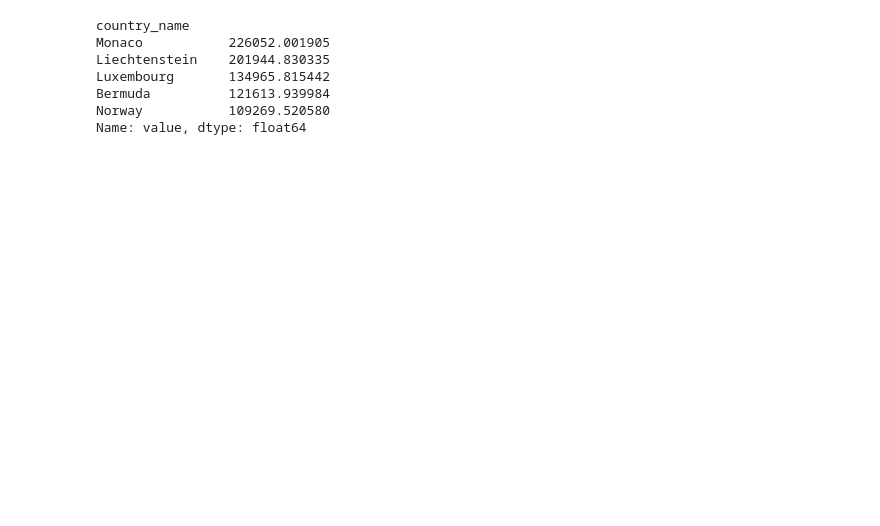
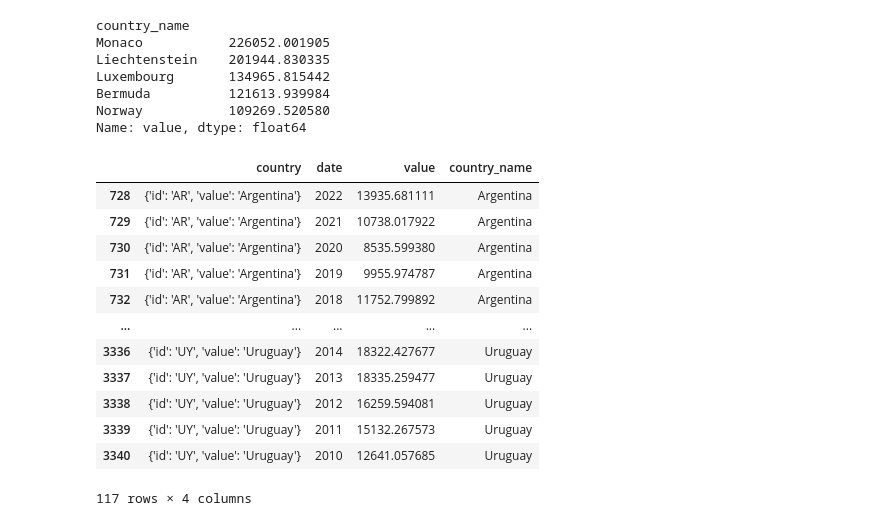
Before and after one commit to zsoffiy/Analisis_de_datos_proyecto1, a Jupyter notebook: Playground.ipynb, the cells around one changed output. Cells and saved outputs as stored; diff of their text form; code cells hidden in the pictures; blank space fills up the shorter version.

```diff
--- a/Playground.ipynb
+++ b/Playground.ipynb
@@ -288,0 +279,16 @@ Name: value, dtype: float64
+# %%
+sa_df
+# %% [output]
+|  | country | date | value | country_name |
+| 728 | {'id': 'AR', 'value': 'Argentina'} | 2022 | 13935.681111 | Argentina |
+| 729 | {'id': 'AR', 'value': 'Argentina'} | 2021 | 10738.017922 | Argentina |
+| 730 | {'id': 'AR', 'value': 'Argentina'} | 2020 | 8535.599380 | Argentina |
+| 731 | {'id': 'AR', 'value': 'Argentina'} | 2019 | 9955.974787 | Argentina |
+| 732 | {'id': 'AR', 'value': 'Argentina'} | 2018 | 11752.799892 | Argentina |
+| ... | ... | ... | ... | ... |
+| 3336 | {'id': 'UY', 'value': 'Uruguay'} | 2014 | 18322.427677 | Uruguay |
+| 3337 | {'id': 'UY', 'value': 'Uruguay'} | 2013 | 18335.259477 | Uruguay |
+| 3338 | {'id': 'UY', 'value': 'Uruguay'} | 2012 | 16259.594081 | Uruguay |
+| 3339 | {'id': 'UY', 'value': 'Uruguay'} | 2011 | 15132.267573 | Uruguay |
+| 3340 | {'id': 'UY', 'value': 'Uruguay'} | 2010 | 12641.057685 | Uruguay |
+117 rows × 4 columns
```
Also changed, not shown: parts of 12 cells of this notebook.
